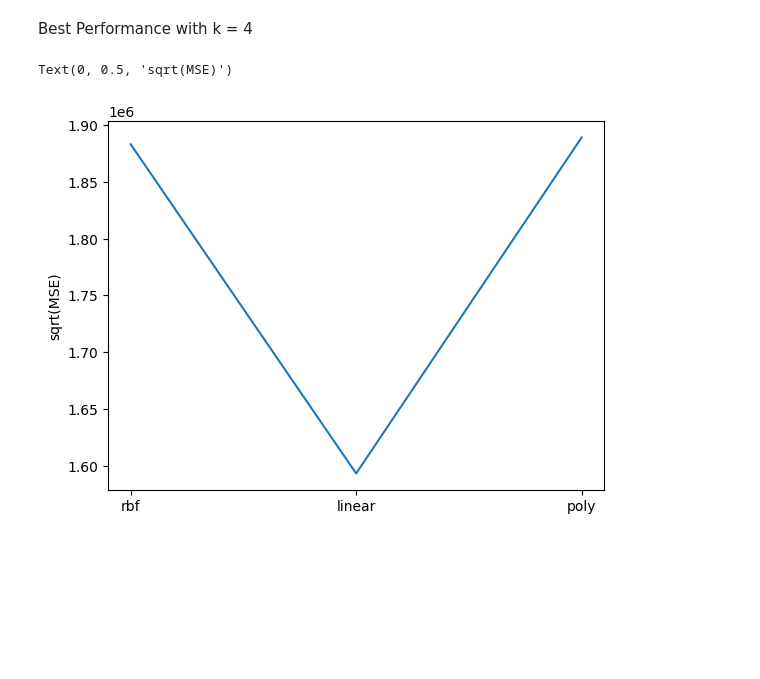
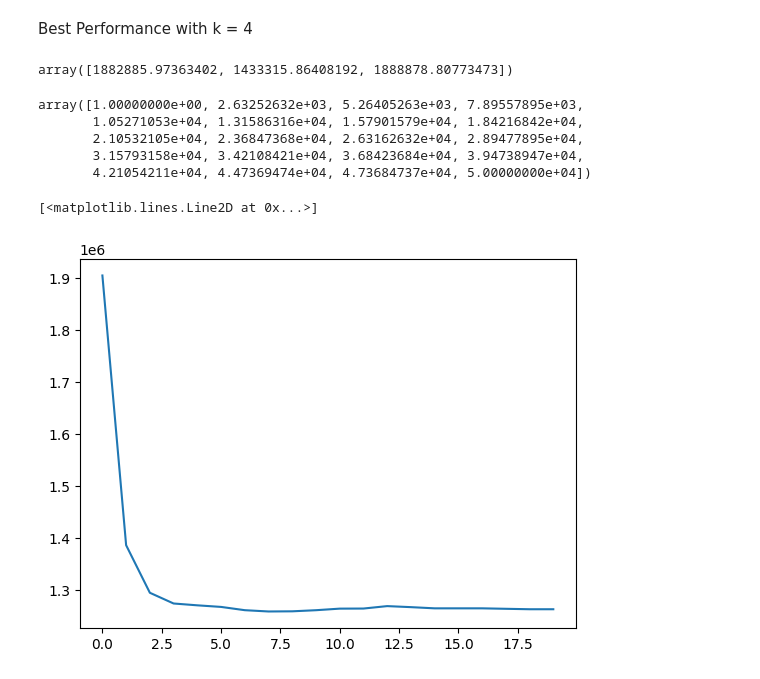
Before and after one commit to swetzel1/introduction_to_ml, a Jupyter notebook: hw4/hw4_p2.ipynb, the cells around one changed output. Drawn from its saved outputs; the diff is of its cells as text; code cells hidden in the pictures; blank space fills up the shorter version.

```diff
--- a/hw4/hw4_p2.ipynb
+++ b/hw4/hw4_p2.ipynb
@@ -241,8 +227,40 @@ smse = np.sqrt(mse)
+# %%
+rmse #--> linear kernel gives significatly smaller error
+# %% [output]
+array([1882885.97363402, 1433315.86408192, 1888878.80773473])
 # %%
-kernels = ['rbf', 'linear', 'poly']
-plt.plot(kernels, smse)
-#plt.xlabel('')
-plt.ylabel('sqrt(MSE)')
+#kernels = ['rbf', 'linear', 'poly']
+#plt.plot(kernels, smse)
+#plt.ylabel('sqrt(MSE)')
-# %% [output]
-Text(0, 0.5, 'sqrt(MSE)')
-[figure, removed]
+# %%
+cvals = np.linspace(1, 50000, 20)
+cvals
+# %% [output]
+array([1.00000000e+00, 2.63252632e+03, 5.26405263e+03, 7.89557895e+03,
+       1.05271053e+04, 1.31586316e+04, 1.57901579e+04, 1.84216842e+04,
+       2.10532105e+04, 2.36847368e+04, 2.63162632e+04, 2.89477895e+04,
+       3.15793158e+04, 3.42108421e+04, 3.68423684e+04, 3.94738947e+04,
+       4.21054211e+04, 4.47369474e+04, 4.73684737e+04, 5.00000000e+04])
+# %%
+#find optimum c-value for linear kernel
+
+#cvals = [1e1, 2e1, 1e2, 2e2, 1e3, 2e3, 3e3, 4e3, 5e3, 6e3, 7e3, 8e3, 9e3, 1e4, 2e4, ]
+
+mse = np.zeros(len(cvals))
+i = 0
+
+for c in cvals:
+
+  clf = SVR(kernel='linear', C=c)
+  clf.fit(pc_train, y_train)
+  y_pred = clf.predict(pc_val)
+
+  #get metrics
+  mse[i] = mean_squared_error(y_val, y_pred)
+  i = i+1
+# %%
+rmse = np.sqrt(mse)
+plt.plot(rmse)
+# %% [output]
+[<matplotlib.lines.Line2D at 0x...>]
+[figure, added]
```
Also changed, not shown: parts of 12 cells of this notebook.
